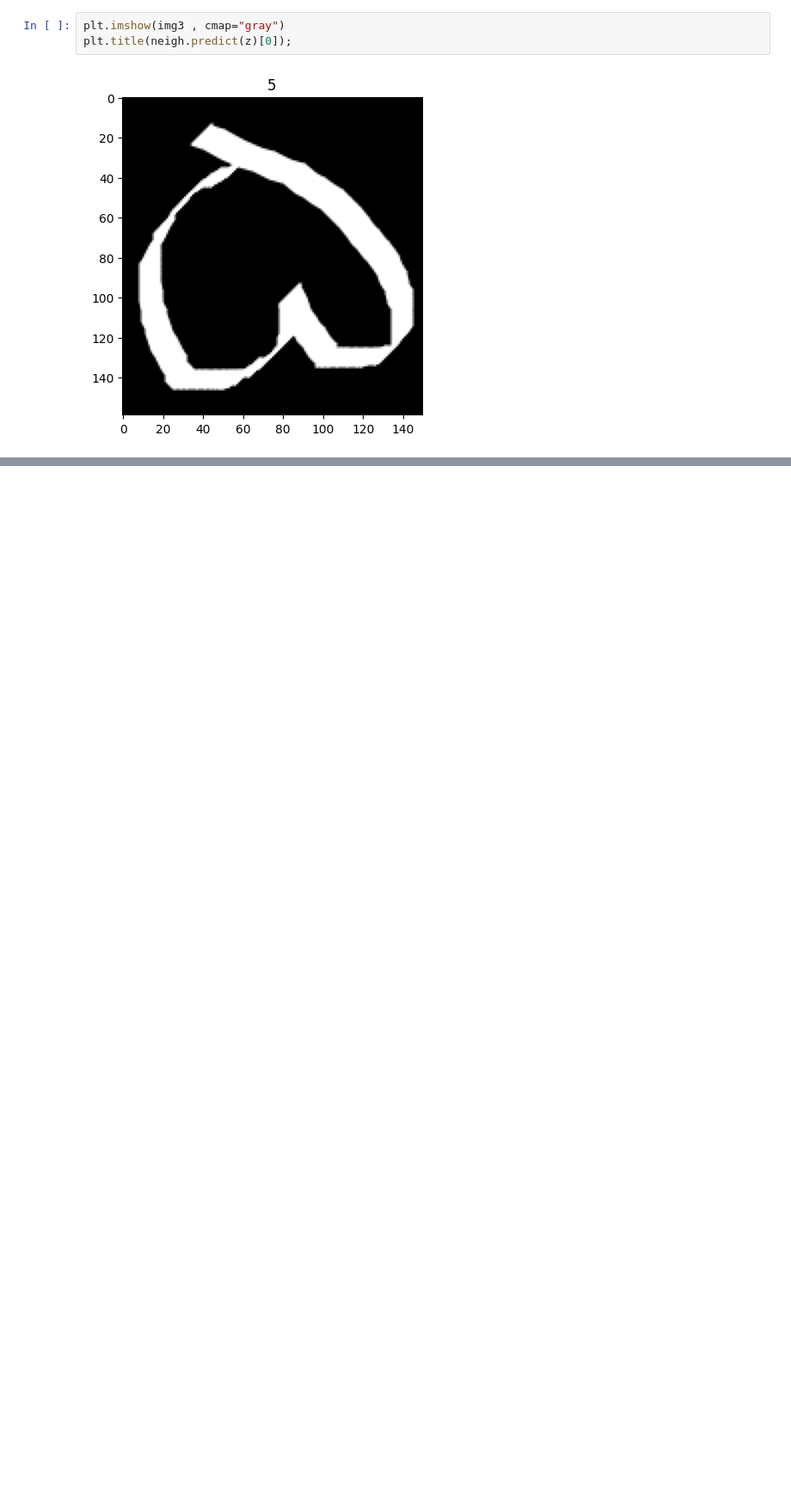
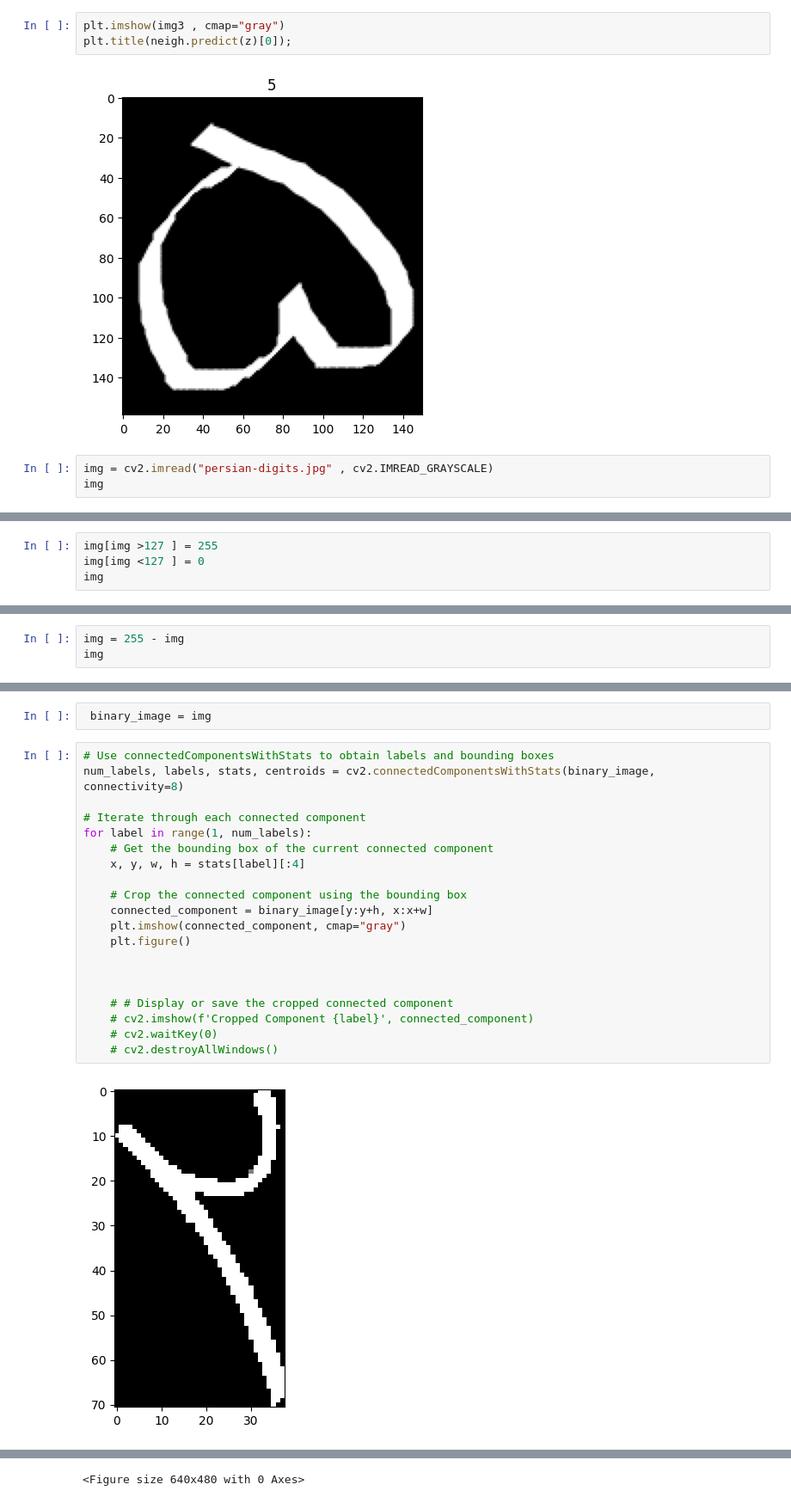
Before and after one commit to BehrangHaghdoust/ExpenseTracker, a Jupyter notebook: 04-persian-digit-classification-with-knn.ipynb, the cells around one changed output, grey strips where cells are left out. Shown at 86% size. Saved outputs shown, nothing was run; the diff lists cells and outputs as text; blank space fills up the shorter version.

Commit message:
Created using Colab/jalase1-part2

```diff
--- a/04-persian-digit-classification-with-knn.ipynb
+++ b/04-persian-digit-classification-with-knn.ipynb
@@ -283,3 +282,6 @@ plt.imshow(img3 , cmap="gray")
 plt.title(neigh.predict(z)[0]);
 # %% [output]
 [figure]
+# %%
+img = cv2.imread("persian-digits.jpg" , cv2.IMREAD_GRAYSCALE)
+img
@@ -285,0 +296,4 @@ plt.title(neigh.predict(z)[0]);
+# %%
+img[img >127 ] = 255
+img[img <127 ] = 0
+img
@@ -285,0 +308,3 @@ plt.title(neigh.predict(z)[0]);
+# %%
+img = 255 - img
+img
@@ -285,0 +319,24 @@ plt.title(neigh.predict(z)[0]);
+# %%
+ binary_image = img
+# %%
+# Use connectedComponentsWithStats to obtain labels and bounding boxes
+num_labels, labels, stats, centroids = cv2.connectedComponentsWithStats(binary_image, connectivity=8)
+
+# Iterate through each connected component
+for label in range(1, num_labels):
+    # Get the bounding box of the current connected component
+    x, y, w, h = stats[label][:4]
+
+    # Crop the connected component using the bounding box
+    connected_component = binary_image[y:y+h, x:x+w]
+    plt.imshow(connected_component, cmap="gray")
+    plt.figure()
+
+
+
+    # # Display or save the cropped connected component
+    # cv2.imshow(f'Cropped Component {label}', connected_component)
+    # cv2.waitKey(0)
+    # cv2.destroyAllWindows()
+# %% [output]
+[figure, added]
@@ -285,0 +349 @@ plt.title(neigh.predict(z)[0]);
+<Figure size 640x480 with 0 Axes>
```
Also changed, not shown: parts of 7 cells of this notebook.
